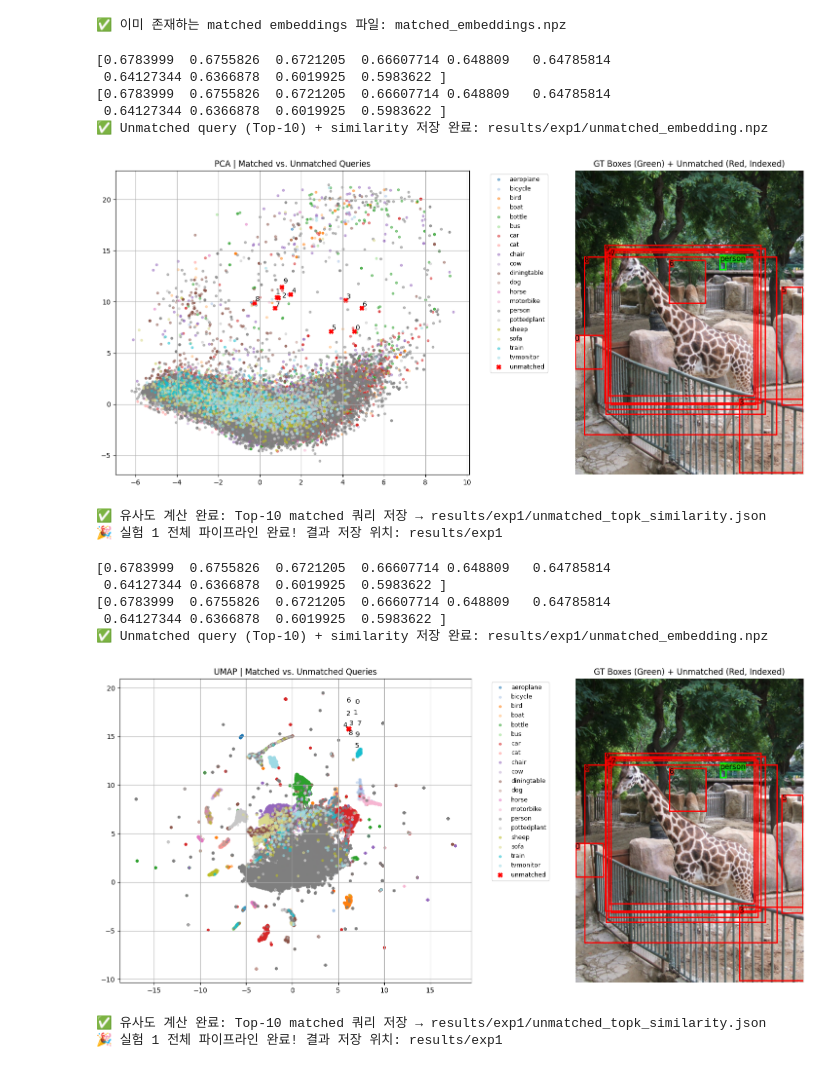
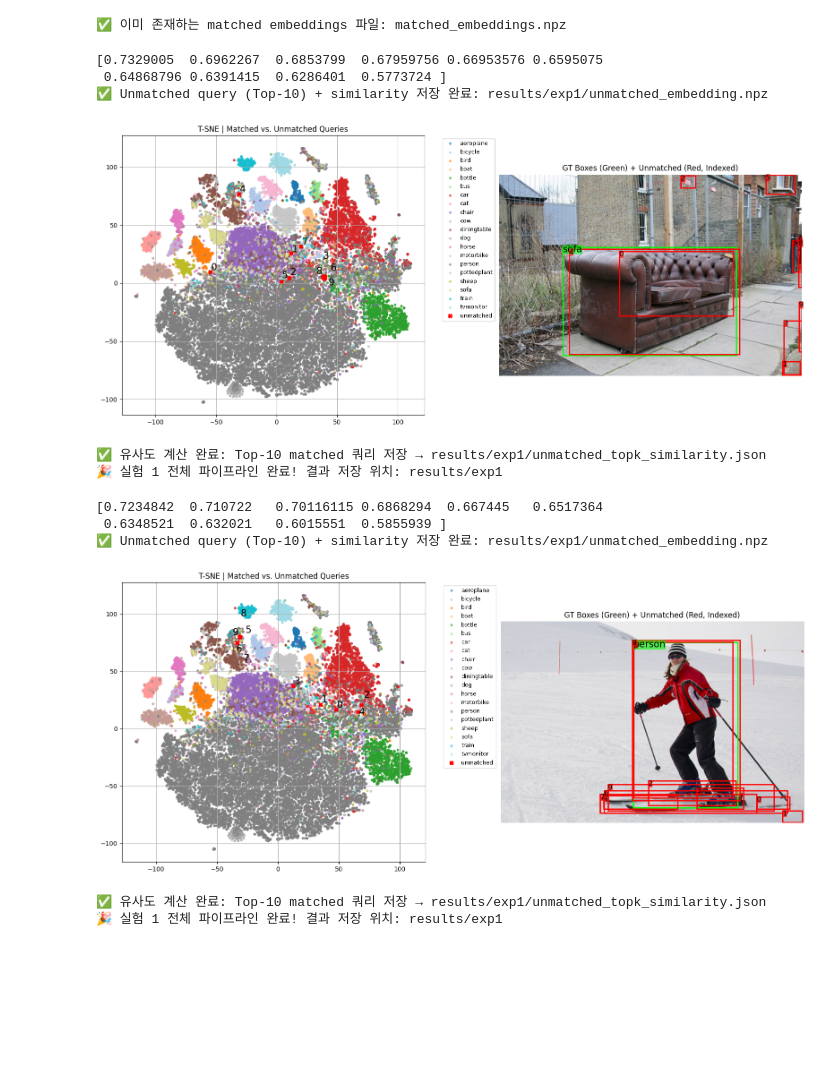
Before and after one commit to kyh980909/Contextual_Labeling, a Jupyter notebook: test2.ipynb, the cells around one changed output. Cells and saved outputs as stored; diff of their text form; code cells hidden in the pictures; blank space fills up the shorter version.

```diff
--- a/test2.ipynb
+++ b/test2.ipynb
@@ -294,7 +293,7 @@ if os.path.exists(save_path):
     print(f"✅ 이미 존재하는 matched embeddings 파일: {save_path}")
     data = np.load(save_path)
 else:
-    all_embeddings, all_labels, all_boxes, all_scores, all_obj = extract_matched_embeddings(model, matcher, data_loader_val, device, save_path="matched_embeddings.npz")
+    all_embeddings, all_labels, all_boxes, all_scores, all_obj = extract_matched_embeddings(model, matcher, data_loader_val, device, save_path=save_path)
 # %% [output]
 ✅ 이미 존재하는 matched embeddings 파일: matched_embeddings.npz
 # %%
@@ -336,6 +335,7 @@ def experiment_1_combined_visualization(image_tensor, target, matched_path, unma
     img_w, img_h = image.size
 
     fig, (ax1, ax2) = plt.subplots(1, 2, figsize=(16, 7))
+    # fig, ax1 = plt.subplots(1, 1, figsize=(9, 7))
 
     # --- 📊 좌측: 임베딩 PCA 시각화 ---
     unique_labels = np.unique(matched_labels)
@@ -354,7 +354,7 @@ def experiment_1_combined_visualization(image_tensor, target, matched_path, unma
     ax1.scatter(reduced_unmatched[:, 0], reduced_unmatched[:, 1],
                 s=40, c='red', marker='X', label='unmatched')
 
-    texts = [ax1.text(x, y, f"{i}", fontsize=10) for i, (x, y) in enumerate(reduced_unmatched)]
+    texts = [ax1.text(x, y, f"{i}", fontsize=15) for i, (x, y) in enumerate(reduced_unmatched)]
     adjust_text(texts, ax=ax1)
 
     ax1.set_title(f"{method} | Matched vs. Unmatched Queries")
@@ -376,7 +376,7 @@ def experiment_1_combined_visualization(image_tensor, target, matched_path, unma
         h *= img_h
         label_name = class_names[label] if class_names else str(label)
         ax2.add_patch(Rectangle((x1, y1), w, h, edgecolor='lime', facecolor='none', linewidth=2))
-        ax2.text(x1, y1 + 20, label_name, color='black', fontsize=11,
+        ax2.text(x1, y1 + 20, label_name, color='black', fontsize=15,
                  bbox=dict(facecolor='lime', edgecolor='none', alpha=0.6, pad=0.2))
 
     for i, box in enumerate(unmatched_boxes):
@@ -557,31 +557,30 @@ def run_full_experiment_1_pipeline(model, matcher, data_loader_val, device,
 
     return unmatched_embeddings, unmatched_boxes, unmatched_scores, prob, query_embeddings
 # %%
-test_id = 5555
+test_id = 2140
 # Top-k
 unmatched_embeddings, unmatched_boxes, unmatched_scores, prob, query_embeddings = run_full_experiment_1_pipeline(
     model=model,
     matcher=matcher,
     data_loader_val=data_loader_val,
     device=device,
     test_index=test_id,  # 임의의 테스트 이미지
-    method="PCA",
+    method="T-SNE",
     topk=10,
     save_dir="results/exp1",
     largest=True,
     criterion="prob"  # "obj", "prob", "cosine"
 )
 # %% [output]
-[0.6783999  0.6755826  0.6721205  0.66607714 0.648809   0.64785814
- 0.64127344 0.6366878  0.6019925  0.5983622 ]
-[0.6783999  0.6755826  0.6721205  0.66607714 0.648809   0.64785814
- 0.64127344 0.6366878  0.6019925  0.5983622 ]
+[0.7329005  0.6962267  0.6853799  0.67959756 0.66953576 0.6595075
+ 0.64868796 0.6391415  0.6286401  0.5773724 ]
 ✅ Unmatched query (Top-10) + similarity 저장 완료: results/exp1/unmatched_embedding.npz
-[figure, old version]
+[figure, new version]
 ✅ 유사도 계산 완료: Top-10 matched 쿼리 저장 → results/exp1/unmatched_topk_similarity.json
 🎉 실험 1 전체 파이프라인 완료! 결과 저장 위치: results/exp1
 # %%
-test_id = 5555
+test_id = 1
+
 # Top-k
 unmatched_embeddings, unmatched_boxes, unmatched_scores, prob, query_embeddings = run_full_experiment_1_pipeline(
     model=model,
@@ -589,18 +588,16 @@ unmatched_embeddings, unmatched_boxes, unmatched_scores, prob, query_embeddings
     data_loader_val=data_loader_val,
     device=device,
     test_index=test_id,  # 임의의 테스트 이미지
-    method="UMAP",
+    method="T-SNE",
     topk=10,
     save_dir="results/exp1",
     largest=True,
     criterion="prob"  # "obj", "prob", "cosine"
 )
 # %% [output]
-[0.6783999  0.6755826  0.6721205  0.66607714 0.648809   0.64785814
- 0.64127344 0.6366878  0.6019925  0.5983622 ]
-[0.6783999  0.6755826  0.6721205  0.66607714 0.648809   0.64785814
- 0.64127344 0.6366878  0.6019925  0.5983622 ]
+[0.7234842  0.710722   0.70116115 0.6868294  0.667445   0.6517364
+ 0.6348521  0.632021   0.6015551  0.5855939 ]
 ✅ Unmatched query (Top-10) + similarity 저장 완료: results/exp1/unmatched_embedding.npz
-[figure, old version]
+[figure, new version]
 ✅ 유사도 계산 완료: Top-10 matched 쿼리 저장 → results/exp1/unmatched_topk_similarity.json
 🎉 실험 1 전체 파이프라인 완료! 결과 저장 위치: results/exp1
```
Also changed, not shown: parts of 8 cells of this notebook, 8 other files.
